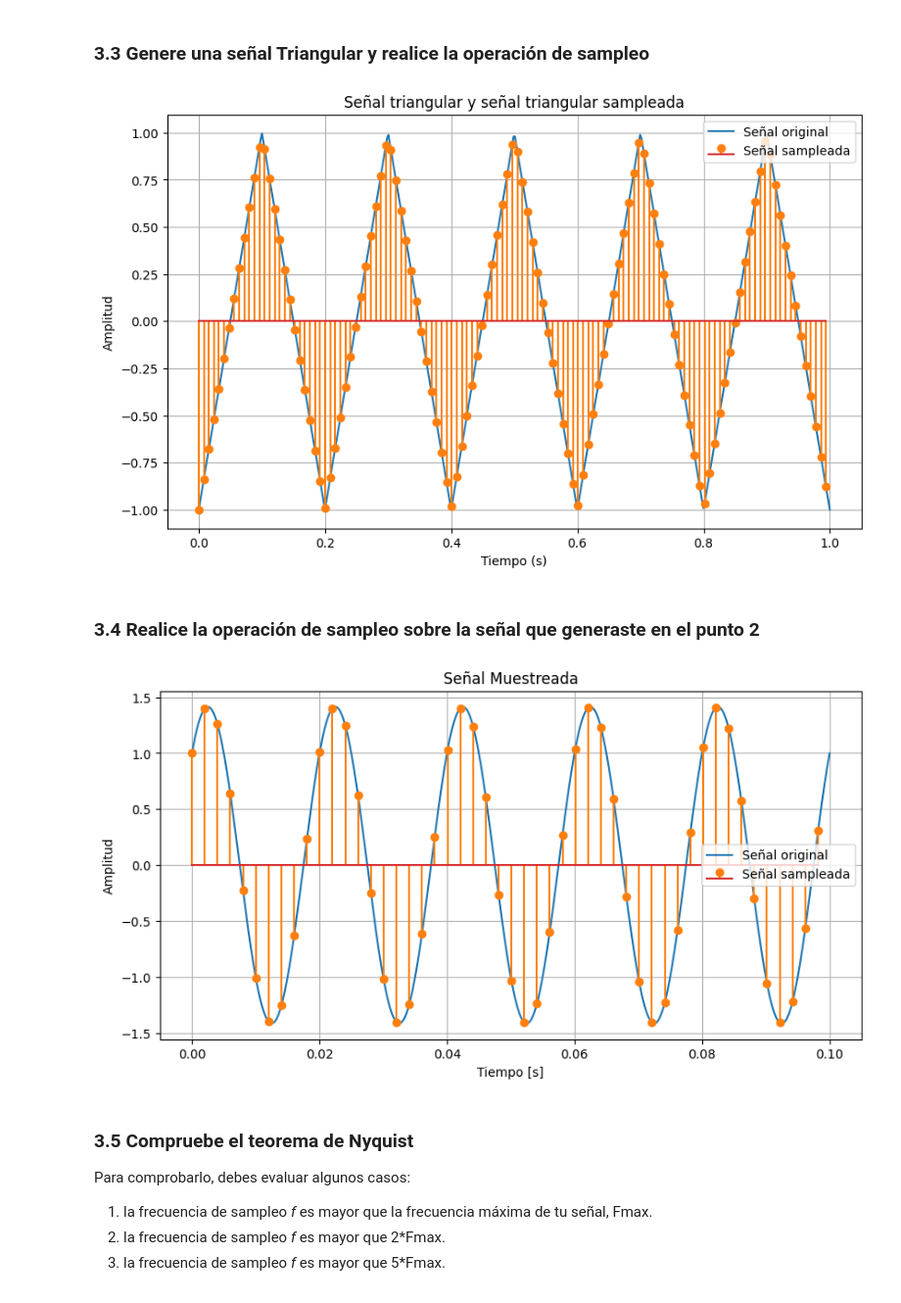
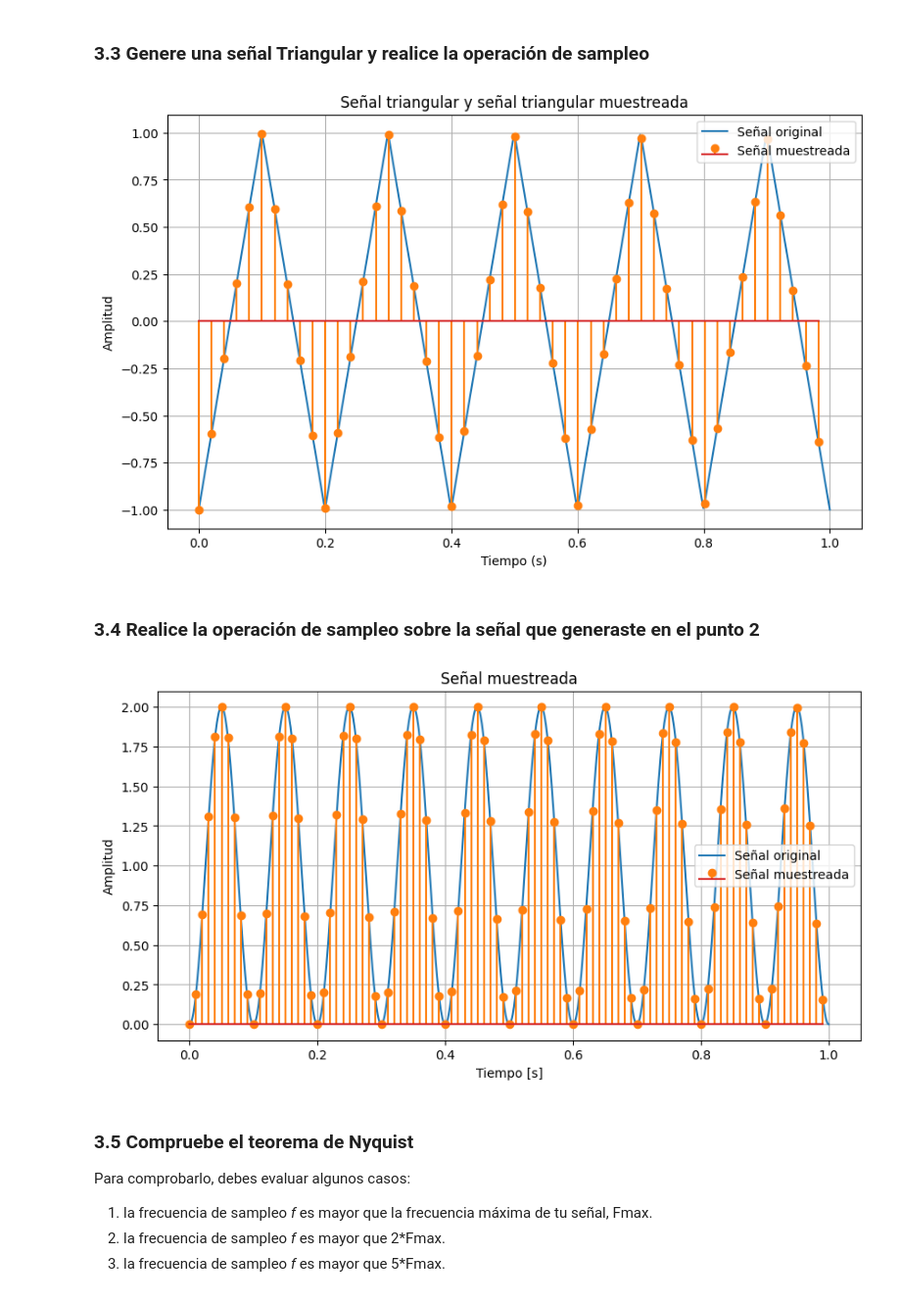
Before and after one commit to Soldatwar/EIE-401_Gallardo_Felipe_Actividades, a Jupyter notebook: Actividad_2/Actividad_2_GallardoFelipe_ID.ipynb, the cells around one changed output. Shown at 98% size. Saved outputs shown, nothing was run; the diff lists cells and outputs as text; code cells hidden in the pictures.

```diff
--- a/Actividad_2/Actividad_2_GallardoFelipe_ID.ipynb
+++ b/Actividad_2/Actividad_2_GallardoFelipe_ID.ipynb
@@ -67,20 +71,20 @@ Incluye la ecuación en una celda de tu notebook usando LATEX.
 # %%
 # Definir el tiempo
 f = 5
-t = np.linspace(0, 1, 500)
+t1 = np.linspace(0, 1, 1000)
 
 # Crear las señales senoidales
-señalsen = np.sin(2 * np.pi * f * t)
-señalcos = np.cos(2 * np.pi * f * t)
+señalsen1 = np.sin(2 * np.pi * f * t1) ** 2
+señalsen2 = np.sin(2 * np.pi * f * t1) ** 2
 
 # Sumar las señales
-suma_s = señalsen + señalcos
+suma_s = señalsen1 + señalsen2
 
 # Graficar las señales
 plt.figure(figsize=(10,5))
-plt.plot(t, señalsen, label='$f_1(t) = sin(2\pi 5t)$')
-plt.plot(t, señalcos, label='$f_2(t) = cos(2\pi 5t)$')
-plt.plot(t, suma_s, label='$f(t) = f_1(t) + f_2(t)$')
+plt.plot(t1, señalsen1, label='$f_1(t) = sin^2(2\pi 5t)$')
+plt.plot(t1, señalsen2, label='$f_2(t) = sin^2(2\pi 5t)$')
+plt.plot(t1, suma_s, label='$f(t) = f_1(t) + f_2(t)$')
 plt.title('Señales y Suma')
 plt.xlabel('Tiempo [s]')
 plt.ylabel('Amplitud')
@@ -149,7 +153,7 @@ plt.show()
 ### 3.3 Genere una señal Triangular y realice la operación de sampleo
 # %%
 # Parámetros de la señal
-fs = 4
+fs = 10
 
 # Generar la señal triangular
 t = np.linspace(0, 1, 500)
@@ -158,39 +162,39 @@ señal = sg.sawtooth(2 * np.pi * 5 * t, 0.5)
 # Realizar la operación de sampleo
 señal_sampleada = señal[::fs]
 
-# Graficar la señal original y la señal sampleada
+# Graficar la señal original y la señal muestreada
 plt.figure(figsize=(10, 6))
 plt.plot(t, señal, label='Señal original')
-plt.stem(t[::fs], señal_sampleada, linefmt='C1-', markerfmt='C1o', label='Señal sampleada')
-plt.title('Señal triangular y señal triangular sampleada')
+plt.stem(t[::fs], señal_sampleada, linefmt='C1-', markerfmt='C1o', label='Señal muestreada')
+plt.title('Señal triangular y señal triangular muestreada')
 plt.xlabel('Tiempo (s)')
 plt.ylabel('Amplitud')
 plt.legend()
 plt.grid(True)
 plt.show()
 # %% [output]
-[figure, old version]
+[figure, new version]
 # %% [markdown]
 ### 3.4 Realice la operación de sampleo sobre la señal que generaste en el punto 2
 # %%
 # Definir el factor de muestreo
 fs = 10
 
 # Realizar el muestreo
 suma_s_muestreada = suma_s[::fs]
 
 # Graficar la señal muestreada
 plt.figure(figsize=(10, 5))
-plt.plot(t, suma_s, label='Señal original')
-plt.stem(t[::fs], suma_s_muestreada, linefmt='C1-', markerfmt='C1o', label='Señal sampleada')
-plt.title('Señal Muestreada')
+plt.plot(t1, suma_s, label='Señal original')
+plt.stem(t1[::fs], suma_s_muestreada, linefmt='C1-', markerfmt='C1o', label='Señal muestreada')
+plt.title('Señal muestreada')
 plt.xlabel('Tiempo [s]')
 plt.ylabel('Amplitud')
 plt.legend()
 plt.grid(True)
 plt.show()
 # %% [output]
-[figure, old version]
+[figure, new version]
 # %% [markdown]
 ### 3.5 Compruebe el teorema de Nyquist
 Para comprobarlo, debes evaluar algunos casos:
```
Also changed, not shown: parts of 8 cells of this notebook.
